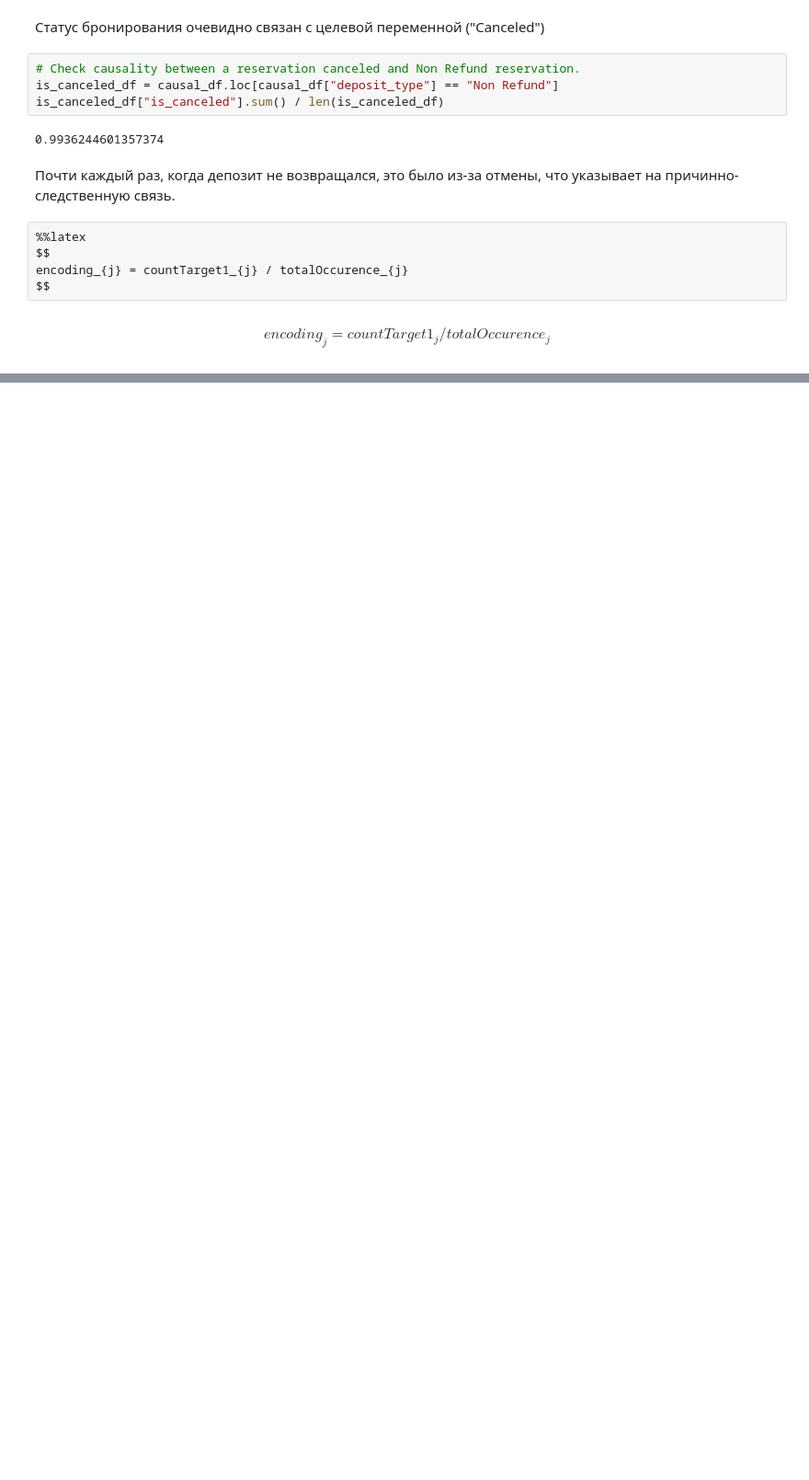
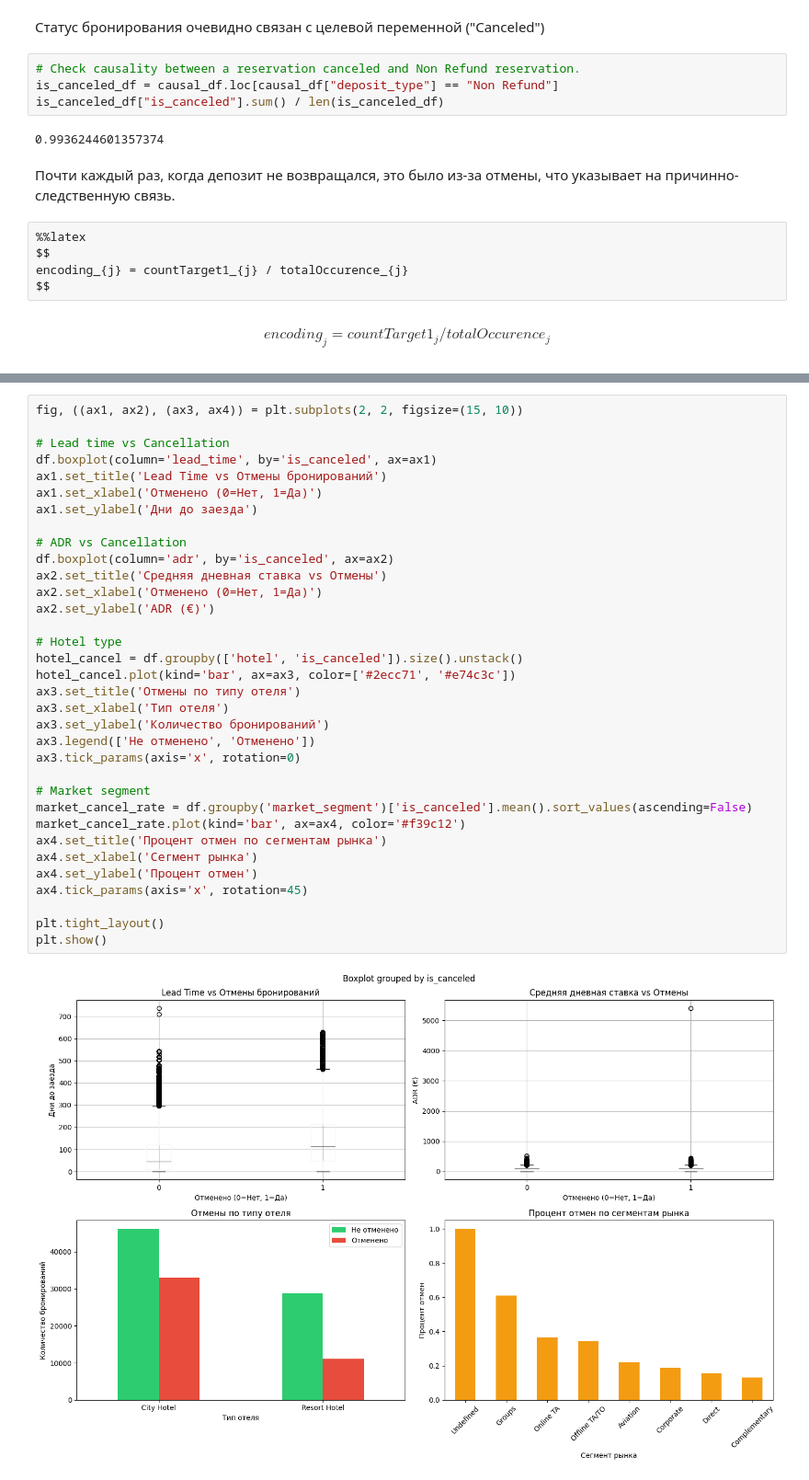
Before and after one commit to MrMaxbmb/hotel-booking-etl-ml-pipeline, a Jupyter notebook: notebooks/Exploratory_Data_Analysis.ipynb, the cells around one changed output, grey strips where cells are left out. Shown at 92% size. Saved outputs shown, nothing was run; the diff lists cells and outputs as text; blank space fills up the shorter version.

```diff
--- a/notebooks/Exploratory_Data_Analysis.ipynb
+++ b/notebooks/Exploratory_Data_Analysis.ipynb
@@ -276,0 +315,36 @@ $$
+# %%
+fig, ((ax1, ax2), (ax3, ax4)) = plt.subplots(2, 2, figsize=(15, 10))
+
+# Lead time vs Cancellation
+df.boxplot(column='lead_time', by='is_canceled', ax=ax1)
+ax1.set_title('Lead Time vs Отмены бронирований')
+ax1.set_xlabel('Отменено (0=Нет, 1=Да)')
+ax1.set_ylabel('Дни до заезда')
+
+# ADR vs Cancellation
+df.boxplot(column='adr', by='is_canceled', ax=ax2)
+ax2.set_title('Средняя дневная ставка vs Отмены')
+ax2.set_xlabel('Отменено (0=Нет, 1=Да)')
+ax2.set_ylabel('ADR (€)')
+
+# Hotel type
+hotel_cancel = df.groupby(['hotel', 'is_canceled']).size().unstack()
+hotel_cancel.plot(kind='bar', ax=ax3, color=['#2ecc71', '#e74c3c'])
+ax3.set_title('Отмены по типу отеля')
+ax3.set_xlabel('Тип отеля')
+ax3.set_ylabel('Количество бронирований')
+ax3.legend(['Не отменено', 'Отменено'])
+ax3.tick_params(axis='x', rotation=0)
+
+# Market segment
+market_cancel_rate = df.groupby('market_segment')['is_canceled'].mean().sort_values(ascending=False)
+market_cancel_rate.plot(kind='bar', ax=ax4, color='#f39c12')
+ax4.set_title('Процент отмен по сегментам рынка')
+ax4.set_xlabel('Сегмент рынка')
+ax4.set_ylabel('Процент отмен')
+ax4.tick_params(axis='x', rotation=45)
+
+plt.tight_layout()
+plt.show()
+# %% [output]
+[figure, added]
```
Also changed, not shown: parts of 8 cells of this notebook, 4 other files.
